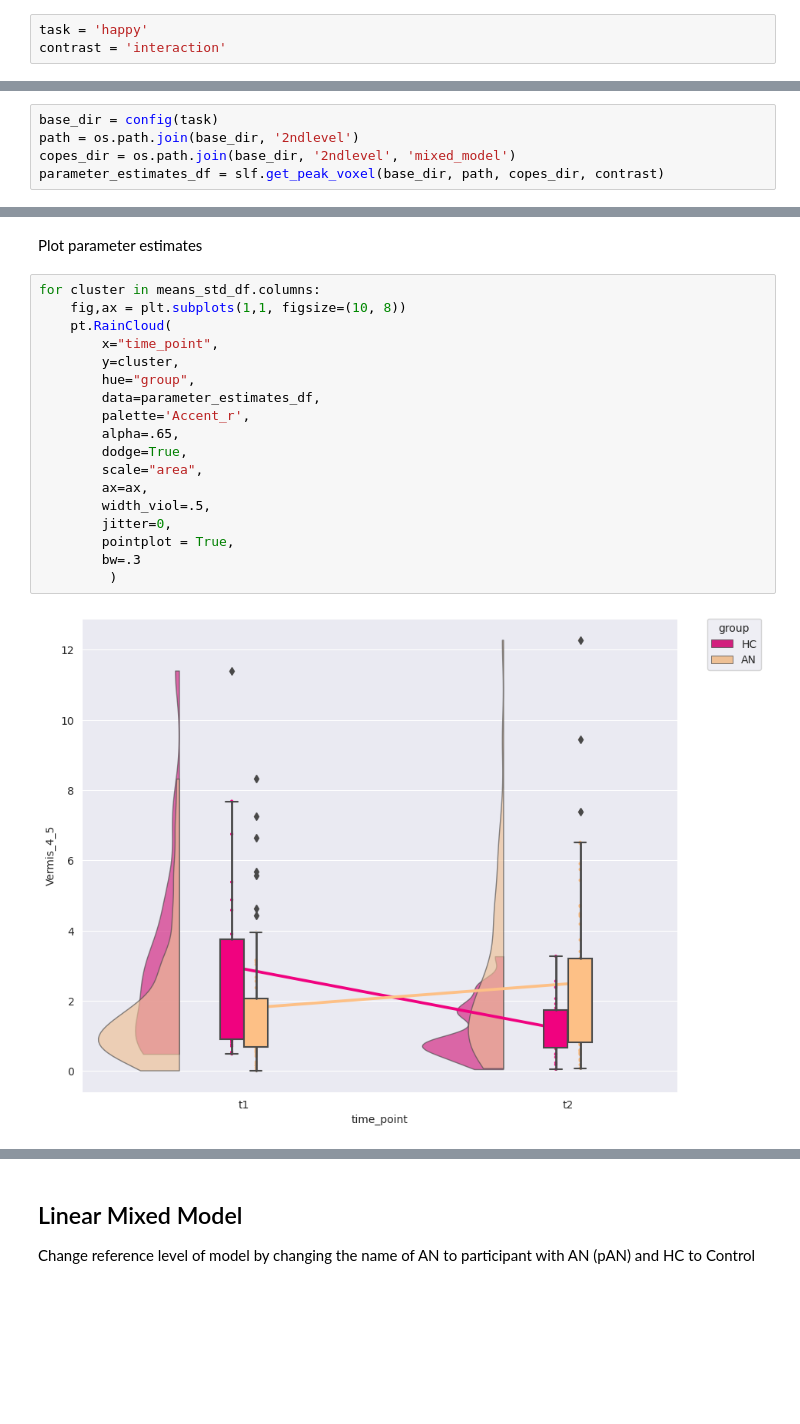
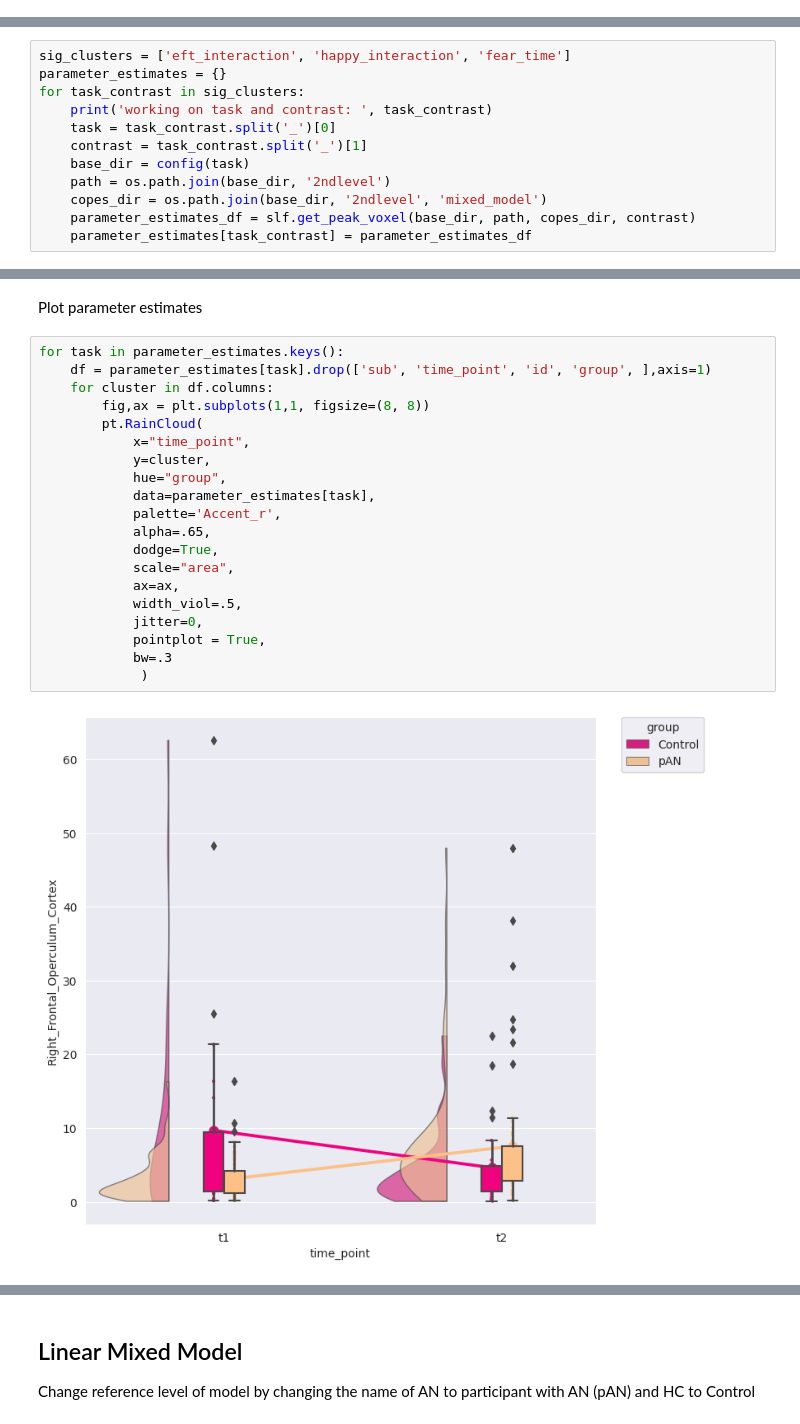
Before and after one commit to WMDA/socio-emotion-cognition, a Jupyter notebook: task_fmri/results/2ndlevel/cluster_analysis.ipynb, the cells around one changed output, grey strips where cells are left out. Cells and saved outputs as stored; diff of their text form; blank space fills up the shorter version.

Commit message:
cpmpleted working on cluster analysis notebook

```diff
--- a/task_fmri/results/2ndlevel/cluster_analysis.ipynb
+++ b/task_fmri/results/2ndlevel/cluster_analysis.ipynb
@@ -16,10 +19,14 @@ Change task and contrast to examine clusters
-# %%
-task = 'happy'
-contrast = 'interaction'
 # %% [markdown]
 Read in images and get parameter estimates
 # %%
-base_dir = config(task)
-path = os.path.join(base_dir, '2ndlevel')
-copes_dir = os.path.join(base_dir, '2ndlevel', 'mixed_model')
-parameter_estimates_df = slf.get_peak_voxel(base_dir, path, copes_dir, contrast)
+sig_clusters = ['eft_interaction', 'happy_interaction', 'fear_time']
+parameter_estimates = {}
+for task_contrast in sig_clusters:
+    print('working on task and contrast: ', task_contrast)
+    task = task_contrast.split('_')[0]
+    contrast = task_contrast.split('_')[1]
+    base_dir = config(task)
+    path = os.path.join(base_dir, '2ndlevel')
+    copes_dir = os.path.join(base_dir, '2ndlevel', 'mixed_model')
+    parameter_estimates_df = slf.get_peak_voxel(base_dir, path, copes_dir, contrast)
+    parameter_estimates[task_contrast] = parameter_estimates_df
@@ -79,22 +105,24 @@ means_std_df
 # %% [markdown]
 Plot parameter estimates
 # %%
-for cluster in means_std_df.columns:
-    fig,ax = plt.subplots(1,1, figsize=(10, 8))
-    pt.RainCloud(
-        x="time_point",
-        y=cluster,
-        hue="group",
-        data=parameter_estimates_df,
-        palette='Accent_r',
-        alpha=.65,
-        dodge=True,
-        scale="area",
-        ax=ax,
-        width_viol=.5,
-        jitter=0,
-        pointplot = True,
-        bw=.3
-         )
+for task in parameter_estimates.keys():
+    df = parameter_estimates[task].drop(['sub', 'time_point', 'id', 'group', ],axis=1)
+    for cluster in df.columns:
+        fig,ax = plt.subplots(1,1, figsize=(8, 8))
+        pt.RainCloud(
+            x="time_point",
+            y=cluster,
+            hue="group",
+            data=parameter_estimates[task],
+            palette='Accent_r',
+            alpha=.65,
+            dodge=True,
+            scale="area",
+            ax=ax,
+            width_viol=.5,
+            jitter=0,
+            pointplot = True,
+            bw=.3
+             )
 # %% [output]
-[figure, old version]
+[figure, new version]
```
Also changed, not shown: parts of 18 cells of this notebook, 1 other file.
